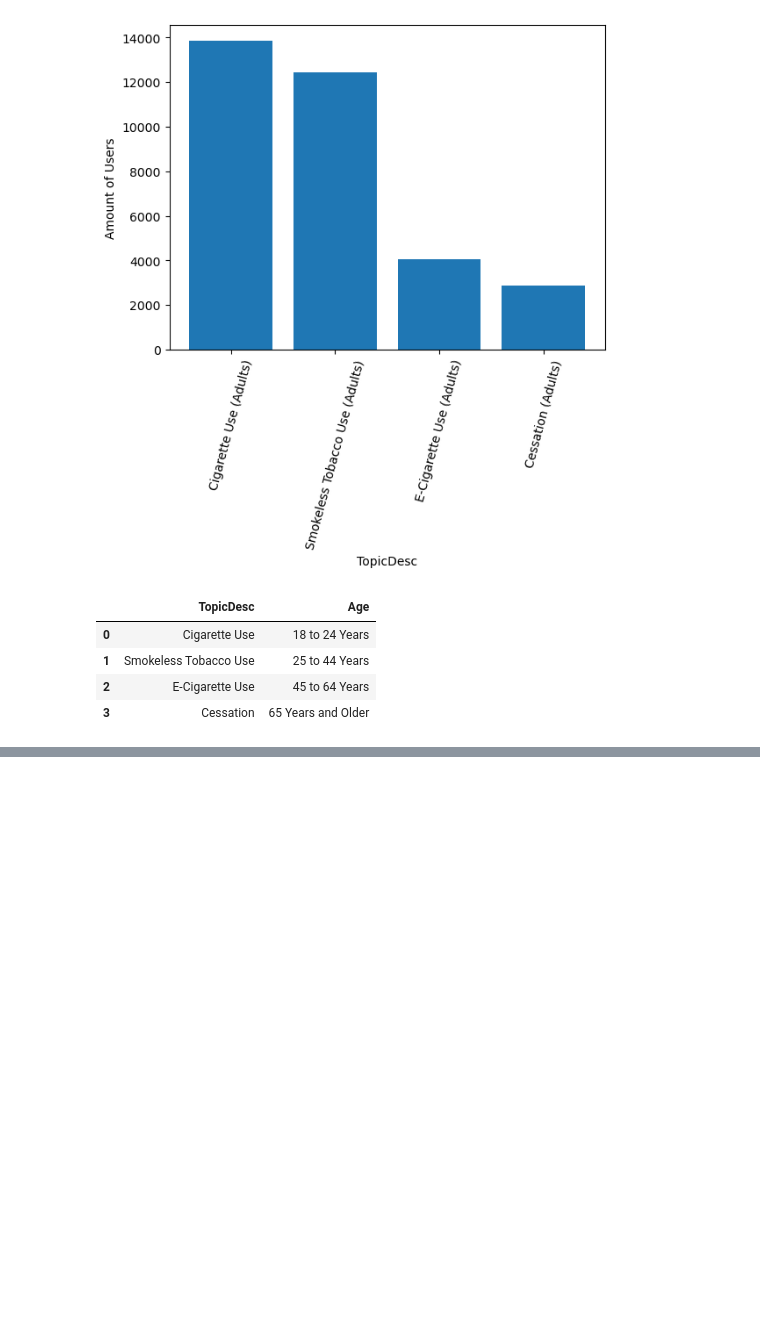
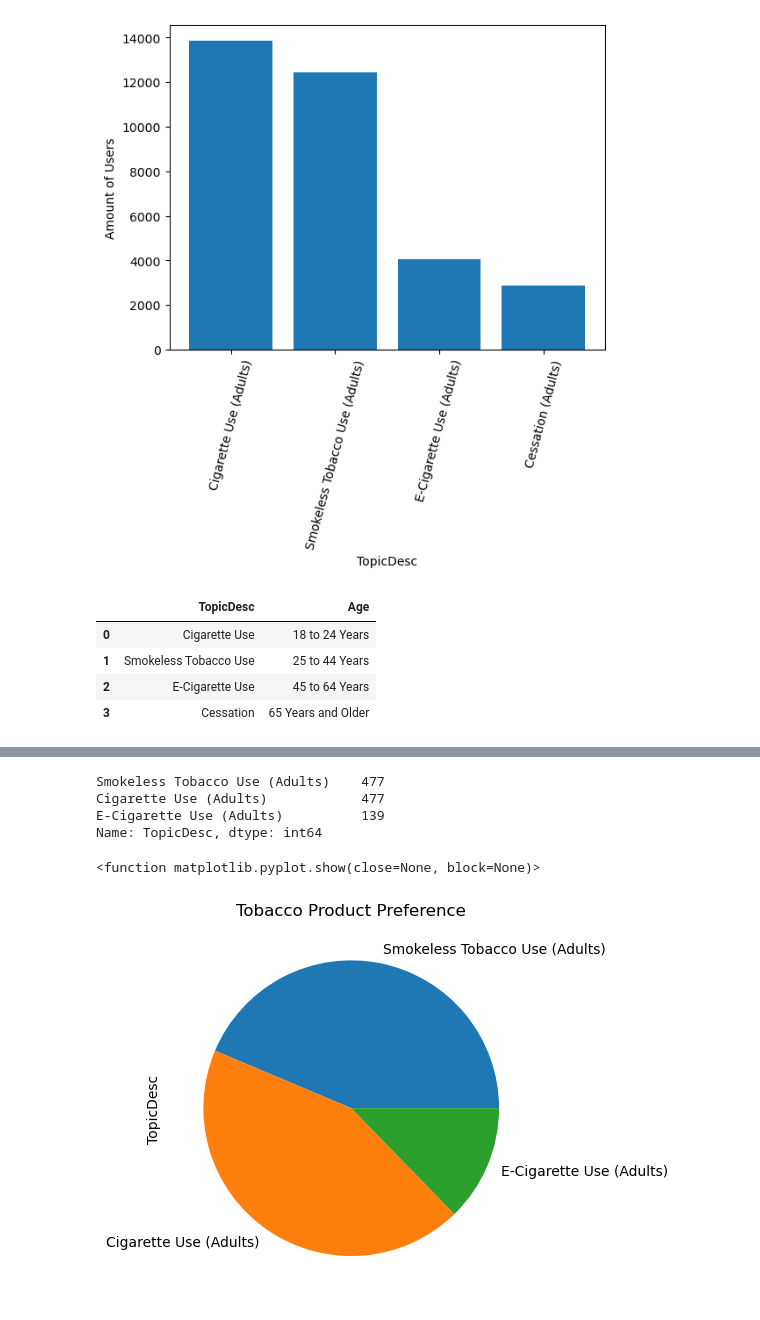
Before and after one commit to nickmille96/Project-1, a Jupyter notebook: Nickprojectcleaningdata.ipynb, the cells around one changed output, grey strips where cells are left out. Drawn from its saved outputs; the diff is of its cells as text; code cells hidden in the pictures; blank space fills up the shorter version.

```diff
--- a/Nickprojectcleaningdata.ipynb
+++ b/Nickprojectcleaningdata.ipynb
@@ -112,0 +206,20 @@ plt.show
+# %%
+import matplotlib.pyplot as plt
+
+group2= clean_tobbaco_to_load[clean_tobbaco_to_load["Age"]=="25 to 44 Years"]
+
+#group by tobacco product
+#productpref= group2.groupby("TopicDesc")
+#create pie chart
+productpref=group2["TopicDesc"].value_counts()
+productpref.plot(kind="pie")
+plt.title("Tobacco Product Preference")
+print(productpref)
+plt.show
+# %% [output]
+Smokeless Tobacco Use (Adults)    477
+Cigarette Use (Adults)            477
+E-Cigarette Use (Adults)          139
+Name: TopicDesc, dtype: int64
+<function matplotlib.pyplot.show(close=None, block=None)>
+[figure, added]
```
Also changed, not shown: parts of 17 cells of this notebook.
